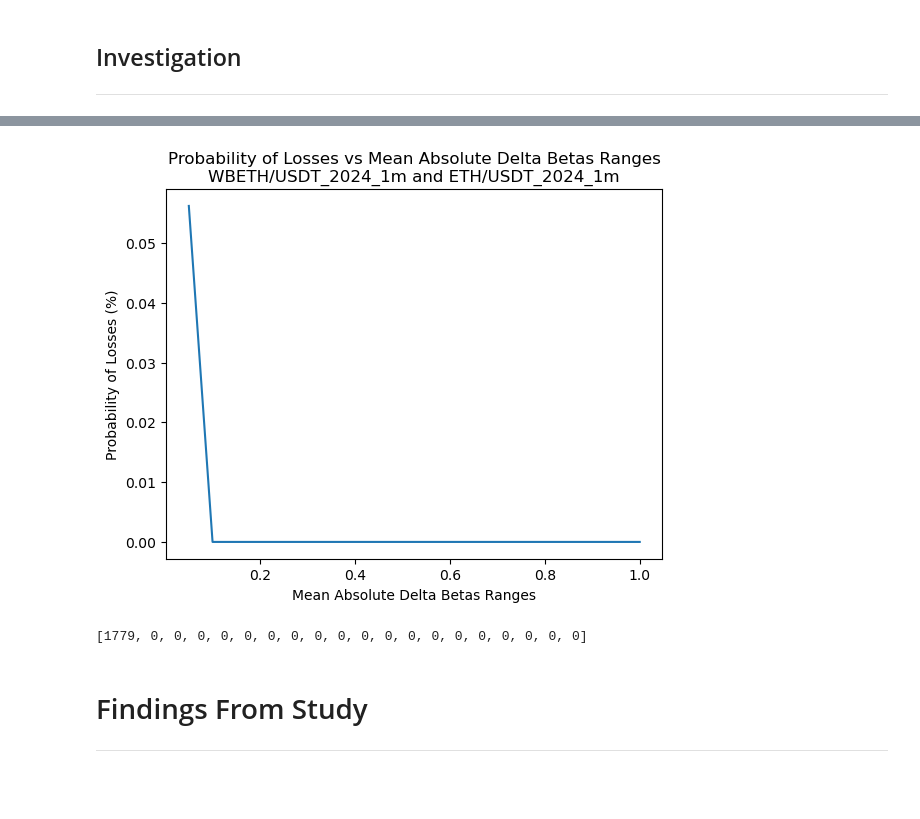
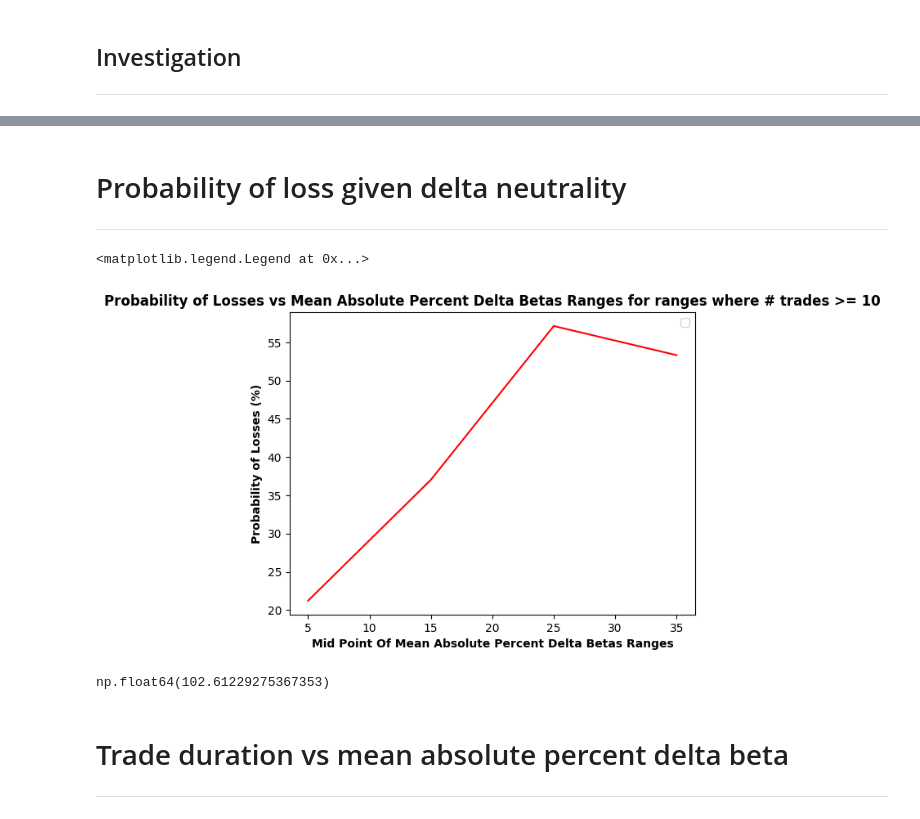
Before and after one commit to alexandrosdp/PairsTrading, a Jupyter notebook: leg_reversion.ipynb, the cells around one changed output, grey strips where cells are left out. Cells and saved outputs as stored; diff of their text form; code cells hidden in the pictures; blank space fills up the shorter version.

```diff
--- a/leg_reversion.ipynb
+++ b/leg_reversion.ipynb
@@ -46,13 +52,13 @@ prices = pd.read_csv('binance_data/ETH_and_WBETH/2024/1m/merged_closing_prices.c
 #Filter prices from January 2024 to March 2024
 #-------------------------------------------
 
-prices = prices.loc['2024-01-01':'2024-06-30']
+#prices = prices.loc['2024-01-01':'2024-06-30']
 # %% [markdown]
 ## Params
 ---
 # %%
 #Params:
-window_size = 1440
+window_size = 288 # It seems like as this increases, the percent absolute delta beta error decreases!
 entry_threshold= 3 #3 was prev
 exit_threshold= 0
 stop_loss_threshold = 100
@@ -280,8 +288,8 @@ trade_ranges = [(entry, exit) for entry, exit in zip(entry_times, exit_times)]
 
 beta_series_trade_ranges = [beta_series[entry:exit].iloc[1:] for entry, exit in trade_ranges] #iloc[1:] to exclude the first beta value which is the same as the entry beta
 
-#Calculate the absolute difference between the beta at the trade entry and the betas in the trade range
-absolute_delta_betas = [np.abs(entry_beta - beta_range) for entry_beta, beta_range in zip(beta_entries, beta_series_trade_ranges)]
+#Calculate the percent absolute difference between the beta at the trade entry and the betas in the trade range
+absolute_percent_delta_betas = [np.abs(((entry_beta - beta_range)/entry_beta)*100) for entry_beta, beta_range in zip(beta_entries, beta_series_trade_ranges)]
 
 #Calculate the mean delta beta for each trade
-mean_absolute_delta_betas = [np.mean(delta) for delta in absolute_delta_betas]
+mean_absolute_percent_delta_betas = [np.mean(delta) for delta in absolute_percent_delta_betas]
@@ -342,0 +359,7 @@ del range
+# %%
+buckets = [i for i in range(len(ranges))]
+
+
+#Create a dataframe with the bucket number corresponding to each range
+ranges_df = pd.DataFrame({'Bucket': [i for i in buckets], 'Mean_Absolute_Percent_Delta_Beta_Range (%)': [(ranges[i][0],ranges[i][1]) for i in range(len(ranges))], "Number of Trades": mean_absolute_percent_delta_betas_ranges_counts})
+ranges_df.head(50)
@@ -404,25 +499,43 @@ Range: 0.0 - 0.05, Trade wins: 1778, Trade losses: 1, Probability of loss: 0.06%
+# %% [markdown]
+# Probability of loss given delta neutrality
+---
 # %%
-#Plot trade ranges and probability of losses on bar chart
+#Filter out rows where the number of trades is less than 3
+ranges_df_filtered = ranges_df[ranges_df['Number of Trades'] >= 10]
 
-range_ends = [full_range[1] for full_range in ranges]
 
-plt.plot(range_ends, probability_of_losses, label='Probability of Losses')
-plt.xlabel('Mean Absolute Delta Betas Ranges')
-plt.ylabel('Probability of Losses (%)')
-plt.title(f'Probability of Losses vs Mean Absolute Delta Betas Ranges\n{sym1} and {sym2}')
-#Plot the ranges
+ranges_mid_points = [(full_range[0]+full_range[1])/2 for full_range in ranges_df_filtered['Mean_Absolute_Percent_Delta_Beta_Range (%)']]
 
-#Save the plot to the results folder for this pair. Create the folder if it doesn't exist.
-if not os.path.exists(f"results/{sym1}_{sym2}"):
-    os.makedirs(f"results/{sym1}_{sym2}")
-#Save the plot
-plt.savefig(f"results/{sym1}_{sym2}/Probability_of_Losses_Vs_Mean_Absolute_Delta_Betas_Ranges.png", dpi=300)
+# #Plot trade ranges and probability of losses on a line chart
+
+#plt.figure(figsize=(35, 5))
+plt.plot(ranges_mid_points, ranges_df_filtered['Probability of Loss (%)'], color='red')
+plt.xlabel('Mid Point Of Mean Absolute Percent Delta Betas Ranges', fontweight='bold')
+plt.ylabel('Probability of Losses (%)', fontweight='bold')
+plt.title(f'Probability of Losses vs Mean Absolute Percent Delta Betas Ranges for ranges where # trades >= 10', fontweight='bold')
+plt.legend()
+
+# #Plot trade ranges and probability of losses on bar chart
+# range_midpoints = [(full_range[0]+full_range[1])/2 for full_range in ranges]
+
+# plt.plot(range_midpoints, probability_of_losses, label='Probability of Losses')
+# plt.xlabel('Mean Absolute Delta Betas Ranges')
+# plt.ylabel('Probability of Losses (%)')
+# plt.title(f'Probability of Losses vs Mean Absolute Delta Betas Ranges\n{sym1} and {sym2}')
+# #Plot the ranges
+
+# #Save the plot to the results folder for this pair. Create the folder if it doesn't exist.
+# if not os.path.exists(f"results/{sym1}_{sym2}"):
+#     os.makedirs(f"results/{sym1}_{sym2}")
+# #Save the plot
+# plt.savefig(f"results/{sym1}_{sym2}/Probability_of_Losses_Vs_Mean_Absolute_Delta_Betas_Ranges.png", dpi=300)
 # %% [output]
+<matplotlib.legend.Legend at 0x...>
-[figure, old version]
+[figure, new version]
-# %%
-mean_absolute_delta_betas_ranges
-# %% [output]
-[1779, 0, 0, 0, 0, 0, 0, 0, 0, 0, 0, 0, 0, 0, 0, 0, 0, 0, 0, 0]
-# %% [markdown]
-# Findings From Study
-----
+# %%
+np.mean(mean_absolute_percent_delta_betas)
+# %% [output]
+np.float64(102.61229275367353)
+# %% [markdown]
+# Trade duration vs mean absolute percent delta beta
+---
```
Also changed, not shown: parts of 29 cells of this notebook, 30 other files.
